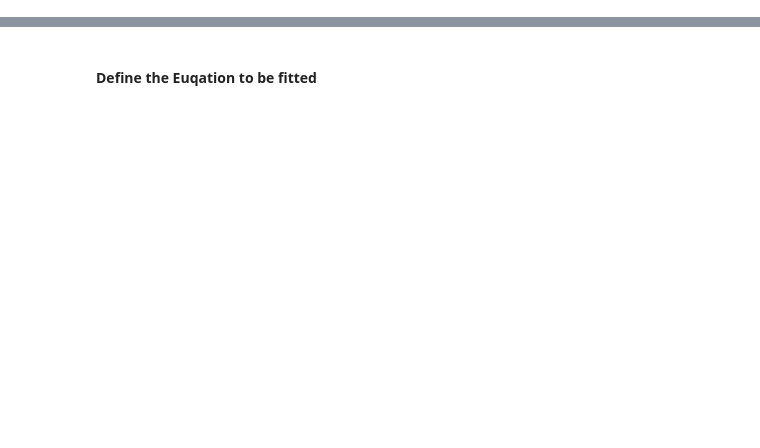
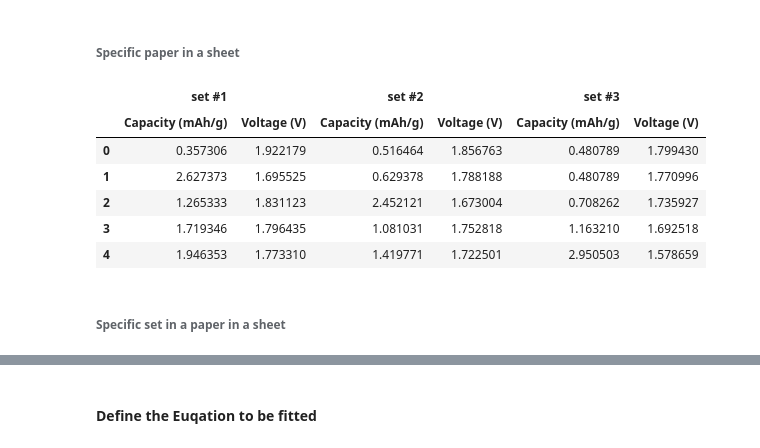
Before and after one commit to BatteryDesign/BatteryRateCap, a Jupyter notebook: Rate_Capacity_Fit.ipynb, the cells around one changed output, grey strips where cells are left out. Saved outputs shown, nothing was run; the diff lists cells and outputs as text; code cells hidden in the pictures; blank space fills up the shorter version.

```diff
--- a/Rate_Capacity_Fit.ipynb
+++ b/Rate_Capacity_Fit.ipynb
@@ -10,0 +29,14 @@ from scipy.optimize import curve_fit
+# %% [markdown]
+###### Specific paper in a sheet
+# %%
+df['1_Discharge (Cover2)']['Paper # 32'].head(5)
+# %% [output]
+|  | set #1 |  | set #2 |  | set #3 |  |
+|  | Capacity (mAh/g) | Voltage (V) | Capacity (mAh/g) | Voltage (V) | Capacity (mAh/g) | Voltage (V) |
+| 0 | 0.357306 | 1.922179 | 0.516464 | 1.856763 | 0.480789 | 1.799430 |
+| 1 | 2.627373 | 1.695525 | 0.629378 | 1.788188 | 0.480789 | 1.770996 |
+| 2 | 1.265333 | 1.831123 | 2.452121 | 1.673004 | 0.708262 | 1.735927 |
+| 3 | 1.719346 | 1.796435 | 1.081031 | 1.752818 | 1.163210 | 1.692518 |
+| 4 | 1.946353 | 1.773310 | 1.419771 | 1.722501 | 2.950503 | 1.578659 |
+# %% [markdown]
+###### Specific set in a paper in a sheet
```
Also changed, not shown: parts of 20 cells of this notebook.
